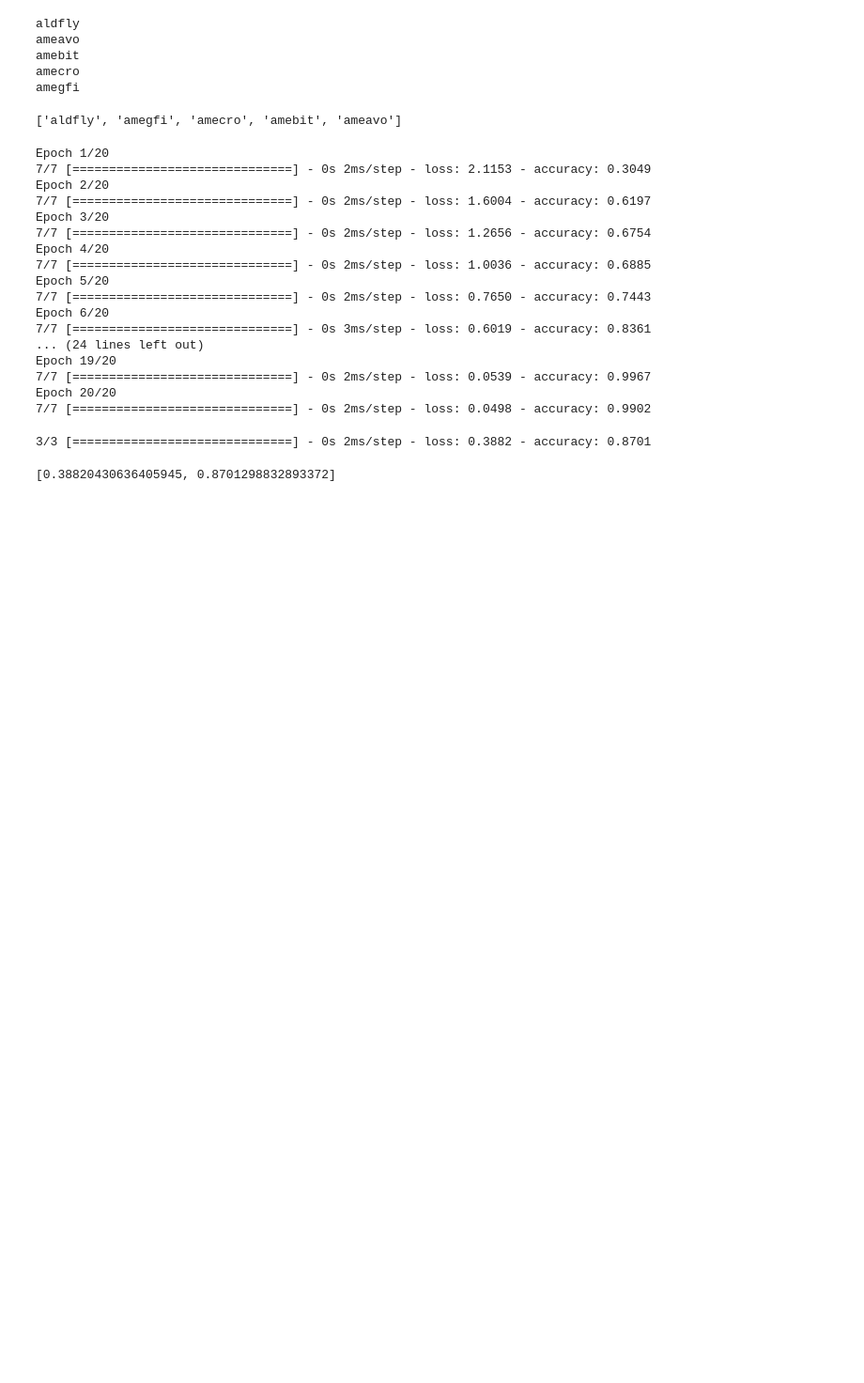
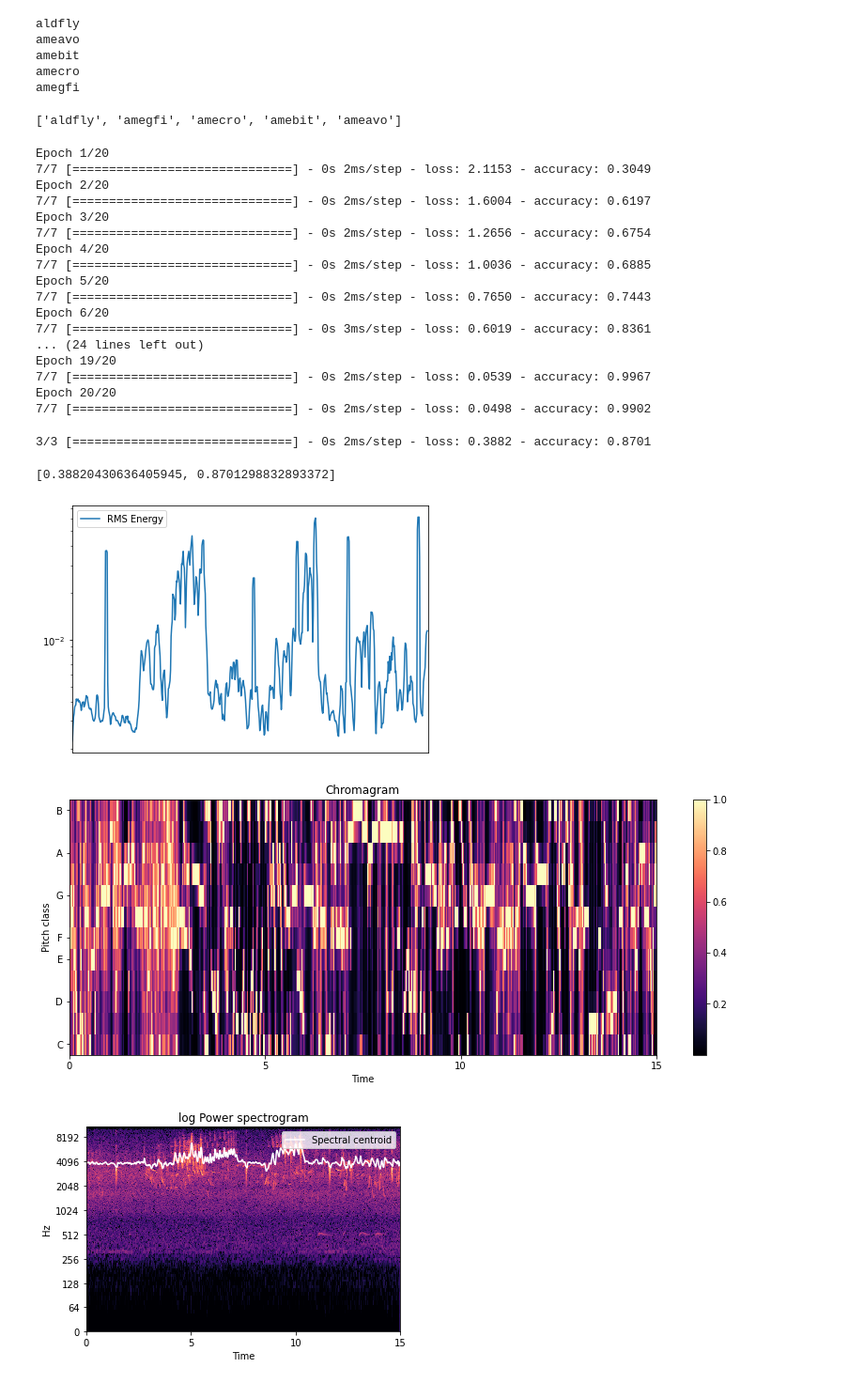
Before and after one commit to mehaKumar/birb, a Jupyter notebook: neuralnets.ipynb, the cells around one changed output. Shown at 94% size. Saved outputs shown, nothing was run; the diff lists cells and outputs as text; code cells hidden in the pictures; blank space fills up the shorter version.

Commit message:
Update neuralnets.ipynb
added graphs for features

```diff
--- a/neuralnets.ipynb
+++ b/neuralnets.ipynb
@@ -177,3 +177,71 @@ classifier = model.fit(X_train,
                     batch_size=50)
 # %%
 model.evaluate(x=X_test, y=y_test)
+# %%
+import matplotlib.pyplot as plt
+import librosa.display
+
+birbs = ['aldfly', 'ameavo', 'amebit', 'amecro', 'amegfi']
+for birb in birbs:
+    for filename in os.listdir(f'/content/drive/My Drive/MLSP/train_audio_5/{birb}'):
+        songname = f'/content/drive/My Drive/MLSP/train_audio_5/{birb}/{filename}'
+        y, sr = librosa.load(songname, mono=True, duration=15)
+        rmse = librosa.feature.rmse(y=y)
+        plt.figure()
+        plt.semilogy(rmse.T, label='RMS Energy')
+        plt.xticks([])
+        plt.xlim([0, rmse.shape[-1]])
+        plt.legend(loc='best')
+        plt.tight_layout()
+
+        chroma_stft = librosa.feature.chroma_stft(y=y, sr=sr)
+        plt.figure(figsize=(14, 5))
+        librosa.display.specshow(chroma_stft, sr=sr, y_axis='chroma', x_axis='time')
+        plt.colorbar()
+        plt.title('Chromagram')
+
+        spec_cent = librosa.feature.spectral_centroid(y=y, sr=sr)
+        S, phase = librosa.magphase(librosa.stft(y=y))
+        times = librosa.times_like(spec_cent)
+        fig, ax = plt.subplots()
+        librosa.display.specshow(librosa.amplitude_to_db(S, ref=np.max), y_axis='log', x_axis='time', ax=ax)
+        ax.plot(times, spec_cent.T, label='Spectral centroid', color='w')
+        ax.legend(loc='upper right')
+        ax.set(title='log Power spectrogram')
+
+        spec_bw = librosa.feature.spectral_bandwidth(y=y, sr=sr)
+        plt.figure()
+        plt.semilogy(spec_bw[0], label='Spectral bandwidth')
+        plt.xticks([])
+        plt.legend(loc='best')
+        plt.tight_layout()
+
+
+        rolloff = librosa.feature.spectral_rolloff(y=y, sr=sr)
+        rolloff_min = librosa.feature.spectral_rolloff(y=y, sr=sr, roll_percent=0.01)
+        fig, ax = plt.subplots()
+        librosa.display.specshow(librosa.amplitude_to_db(S, ref=np.max), y_axis='log', x_axis='time', ax=ax)
+        ax.plot(librosa.times_like(rolloff), rolloff[0], label='Roll-off frequency (0.99)')
+        ax.plot(librosa.times_like(rolloff), rolloff_min[0], color='w', label='Roll-off frequency (0.01)')
+        ax.legend(loc='lower right')
+        ax.set(title='log Power spectrogram')
+
+        zcr = librosa.feature.zero_crossing_rate(y)
+        plt.figure()
+        plt.semilogy(zcr[0], label='Zero Crossing Rate')
+        plt.xticks([])
+        plt.xlim([0, rmse.shape[-1]])
+        plt.legend(loc='best')
+        plt.tight_layout()
+
+        mfcc = librosa.feature.mfcc(y=y, sr=sr)
+        plt.figure(figsize=(14, 5))
+        librosa.display.specshow(mfcc, x_axis='time')
+        plt.title('MFCC')
+
+        break
+    break
+# %% [output]
+[figure, added]
+[figure, added]
+[figure, added]
```
Also changed, not shown: parts of 4 cells of this notebook.
